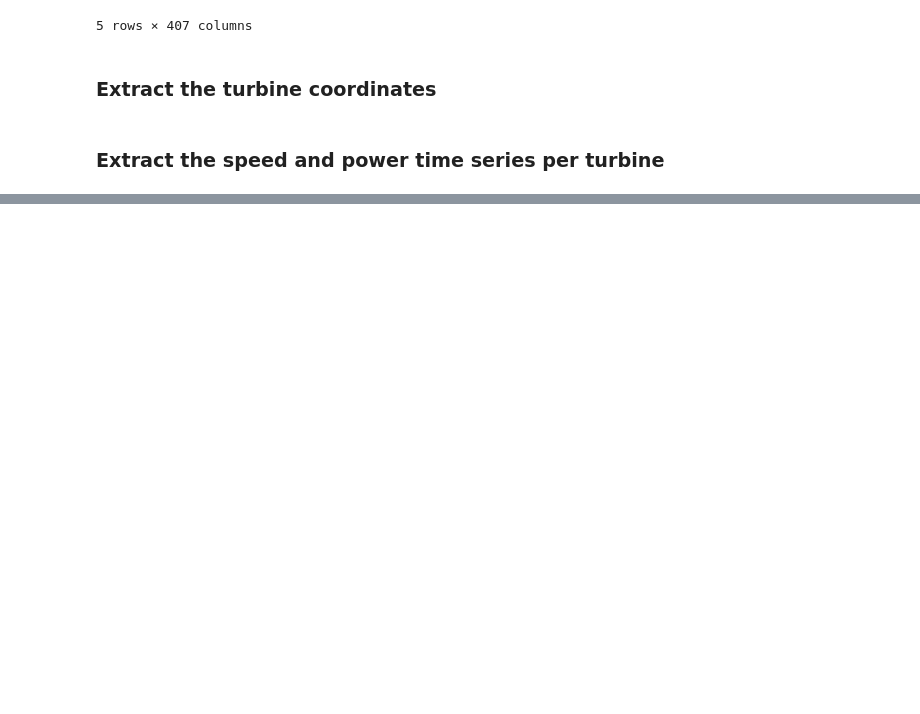
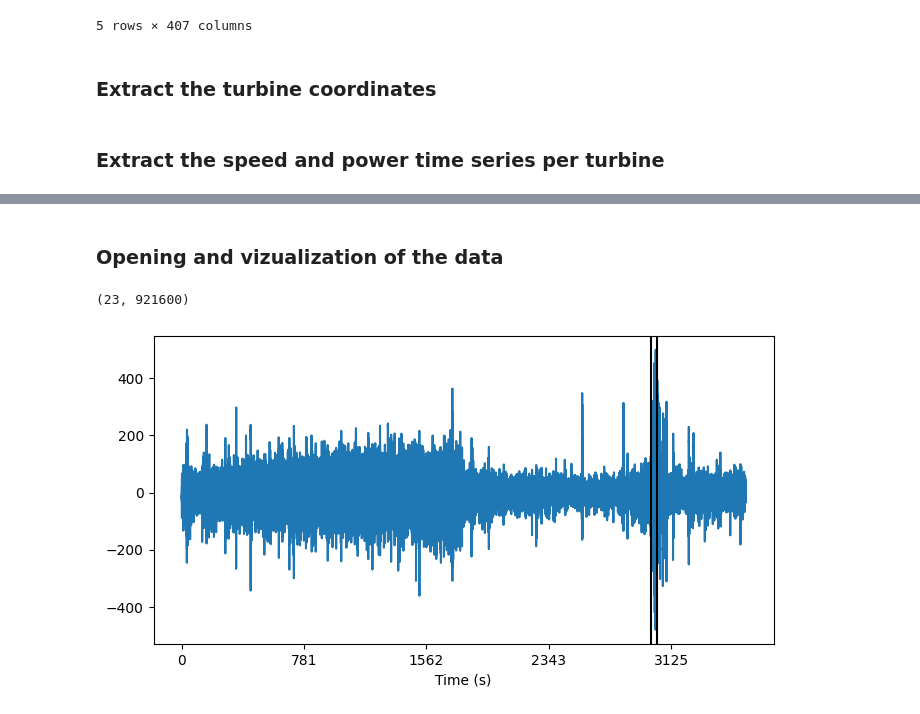
Before and after one commit to evenmatencio/graph-signals-change-point-detection, a Jupyter notebook: data_playground.ipynb, the cells around one changed output, grey strips where cells are left out. Saved outputs shown, nothing was run; the diff lists cells and outputs as text; code cells hidden in the pictures; blank space fills up the shorter version.

```diff
--- a/data_playground.ipynb
+++ b/data_playground.ipynb
@@ -35,0 +46,2 @@ speed_power_df.to_csv('data/turbines_speed_power.csv')
+# %% [markdown]
+### Opening and vizualization of the data
@@ -35,0 +50,23 @@ speed_power_df.to_csv('data/turbines_speed_power.csv')
+# %%
+signals_03, signal_headers_03, header_03 = highlevel.read_edf('data/CHB-MIT_Scalp_EEG/chb01_03.edf')
+signals_03.shape
+# %% [output]
+(23, 921600)
+# %%
+sample_freq = signal_headers_03[0]['sample_rate']
+# %%
+import matplotlib.pyplot as plt
+
+seizure_start = 2996
+seizure_end = 3036
+
+fig, ax = plt.subplots(1, 1, figsize=(8, 4))
+ax.plot(signals_03[0, :])
+new_labels = [str(int(label._text)//sample_freq)[:-2] for label in ax.get_xticklabels()[1:-1]]
+ax.axvline(x=sample_freq*seizure_start, color='k')
+ax.axvline(x=sample_freq*seizure_end, color='k')
+ax.set_xticks(ax.get_xticks()[1:-1], new_labels)
+ax.set_xlabel('Time (s)')
+fig.show()
+# %% [output]
+[figure, added]
```
Also changed, not shown: parts of 6 cells of this notebook, 1 other file.
